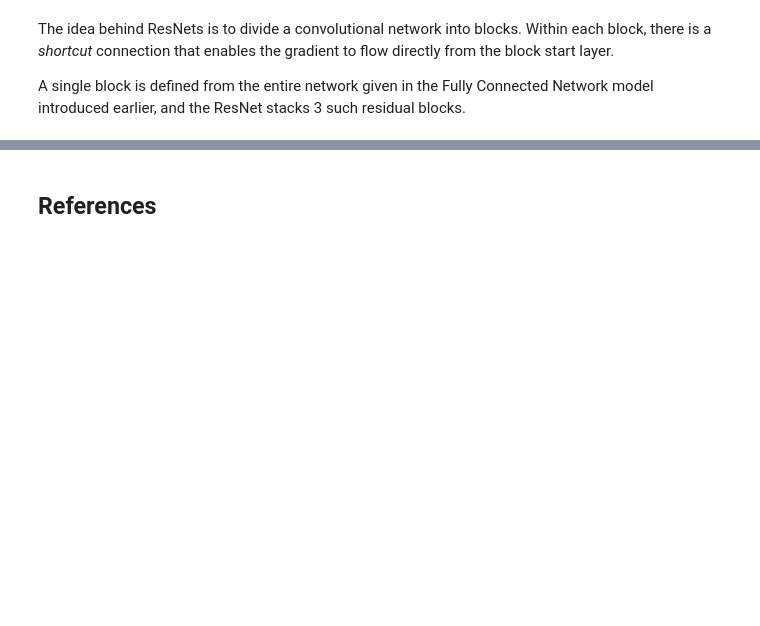
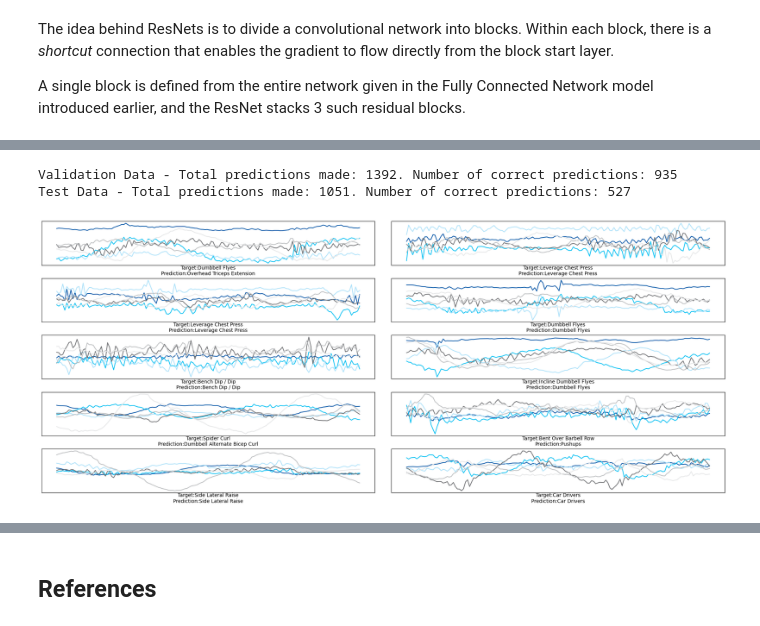
Before and after one commit to cadams012/Gym-Activity-Recognition, a Jupyter notebook: benchmarks/Time Series Classification from Scratch - A Strong Baseline.ipynb, the cells around one changed output, grey strips where cells are left out. Cells and saved outputs as stored; diff of their text form; code cells hidden in the pictures; blank space fills up the shorter version.

```diff
--- a/benchmarks/Time Series Classification from Scratch - A Strong Baseline.ipynb
+++ b/benchmarks/Time Series Classification from Scratch - A Strong Baseline.ipynb
@@ -40,7 +57,8 @@ val_labels_tf = tf.one_hot(y1s_val, 31, dtype=tf.int32)
 # %%
 # Convert the dataset to tensors
-train_data_tf = tf.convert_to_tensor(x1s_train, dtype=tf.float32)
-val_data_tf = tf.convert_to_tensor(x1s_val, dtype=tf.float32)
+train_data_tf = tf.convert_to_tensor(x_train, dtype=tf.float32)
+val_data_tf = tf.convert_to_tensor(x_val, dtype=tf.float32)
+test_data_tf = tf.convert_to_tensor(x_test, dtype=tf.float32)
 # %%
 train_ds = tf.data.Dataset.from_tensor_slices((train_data_tf, train_labels_tf))
 val_ds = tf.data.Dataset.from_tensor_slices((val_data_tf, val_labels_tf))
@@ -293,7 +155,6 @@ with open('../models/fcn_model/train_history.pkl', 'wb') as f:
 # %%
 # Load the model
-custom_objects = {'MPCE': MPCE}
-fcn_model = load_model('../models/fcn_model/fcn_model.h5', custom_objects=custom_objects)
+fcn_model = load_model('../models/fcn_model/fcn_model.h5')
 
 # Load the training history
 with open('../models/fcn_model/train_history.pkl', 'rb') as f:
@@ -501,0 +307,3 @@ The FCN network appears to have the strongest potential for learning the true un
+# %%
+fcn_val_predictions = fcn_model.predict(val_data_tf, batch_size = 128)
+fcn_test_predictions = fcn_model.predict(test_data_tf, batch_size = 128)
@@ -501,0 +313,14 @@ The FCN network appears to have the strongest potential for learning the true un
+# %%
+fcn_val_predictions = tf.argmax(fcn_val_predictions, axis = 1).numpy()
+fcn_test_predictions = tf.argmax(fcn_test_predictions, axis = 1).numpy()
+# %%
+# Compare predictions against the targets
+print("Validation Data - Total predictions made: %s. Number of correct predictions: %s" % (len(fcn_val_predictions), sum(np.equal(fcn_val_predictions, y_val))))
+print("Test Data - Total predictions made: %s. Number of correct predictions: %s" % (len(fcn_test_predictions), sum(np.equal(fcn_test_predictions, y_test))))
+# %% [output]
+Validation Data - Total predictions made: 1392. Number of correct predictions: 935
+Test Data - Total predictions made: 1051. Number of correct predictions: 527
+# %%
+plot_samples(data = x_test, labels = y_test, predictions = fcn_test_predictions)
+# %% [output]
+[figure, added]
```
Also changed, not shown: parts of 46 cells of this notebook.
